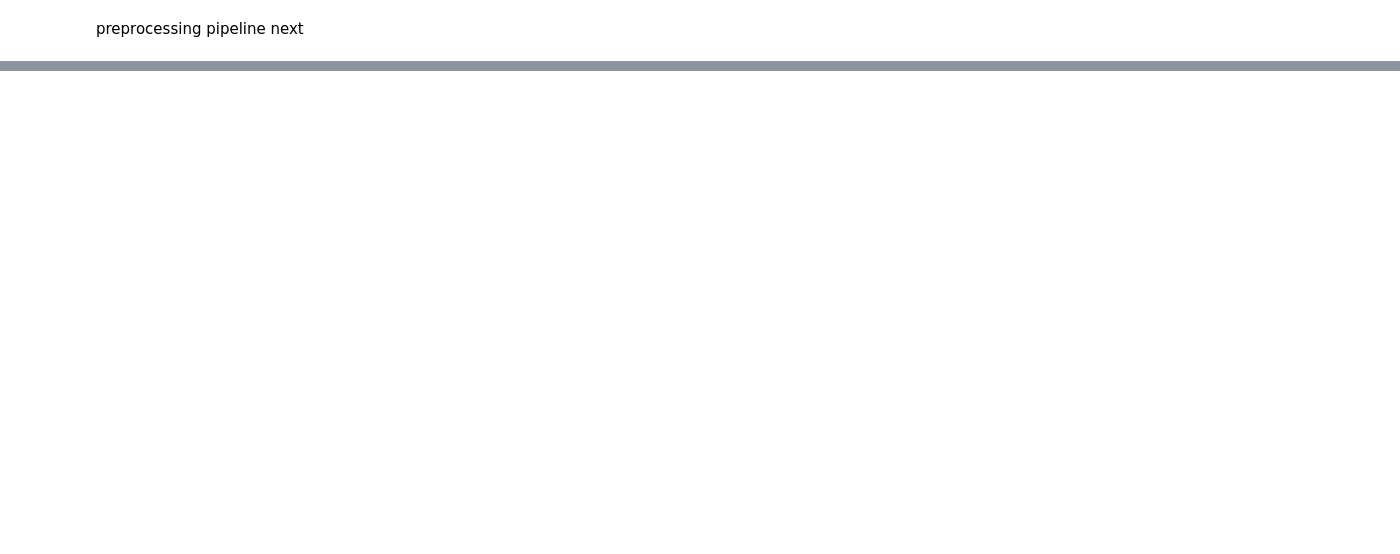
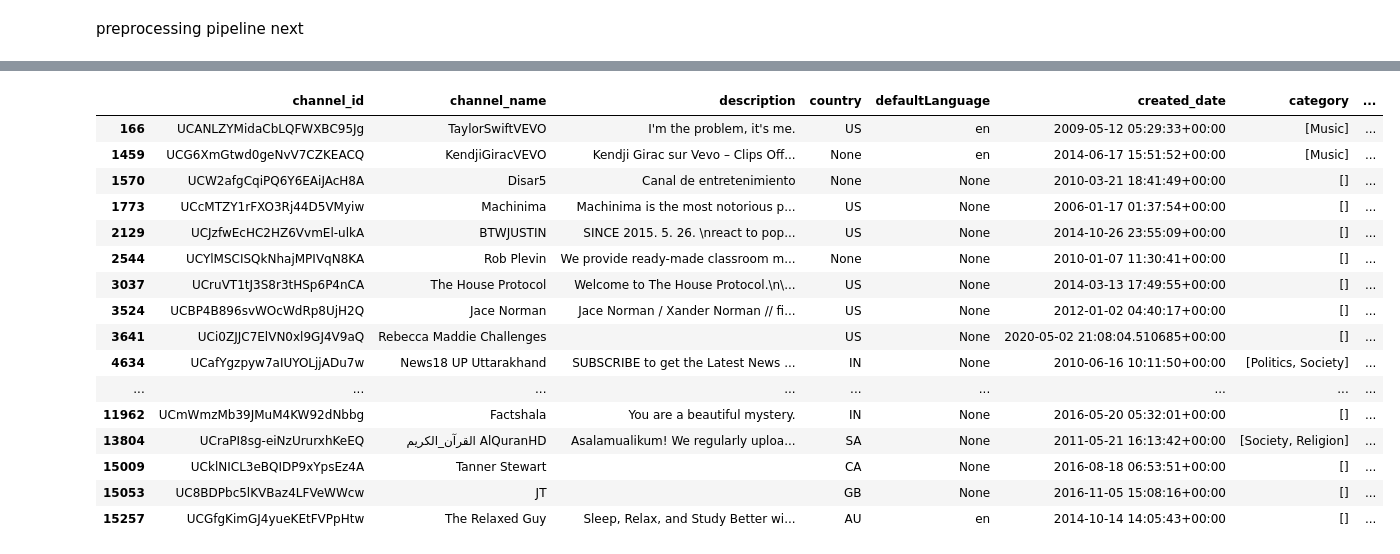
Before and after one commit to ricd99/ytrec, a Jupyter notebook: notebooks/EDA.ipynb, the cells around one changed output, grey strips where cells are left out. Saved outputs shown, nothing was run; the diff lists cells and outputs as text; code cells hidden in the pictures; blank space fills up the shorter version.

```diff
--- a/notebooks/EDA.ipynb
+++ b/notebooks/EDA.ipynb
@@ -154,0 +185,20 @@ preprocessing pipeline next
+# %%
+df[df["avg_duration_seconds"] == 0]
+# %% [output]
+|  | channel_id | channel_name | description | country | defaultLanguage | created_date | category | ... |
+| 166 | UCANLZYMidaCbLQFWXBC95Jg | TaylorSwiftVEVO | I'm the problem, it's me. | US | en | 2009-05-12 05:29:33+00:00 | [Music] | ... |
+| 1459 | UCG6XmGtwd0geNvV7CZKEACQ | KendjiGiracVEVO | Kendji Girac sur Vevo – Clips Off... | None | en | 2014-06-17 15:51:52+00:00 | [Music] | ... |
+| 1570 | UCW2afgCqiPQ6Y6EAiJAcH8A | Disar5 | Canal de entretenimiento | None | None | 2010-03-21 18:41:49+00:00 | [] | ... |
+| 1773 | UCcMTZY1rFXO3Rj44D5VMyiw | Machinima | Machinima is the most notorious p... | US | None | 2006-01-17 01:37:54+00:00 | [] | ... |
+| 2129 | UCJzfwEcHC2HZ6VvmEl-ulkA | BTWJUSTIN | SINCE 2015. 5. 26. \nreact to pop... | US | None | 2014-10-26 23:55:09+00:00 | [] | ... |
+| 2544 | UCYlMSCISQkNhajMPIVqN8KA | Rob Plevin | We provide ready-made classroom m... | None | None | 2010-01-07 11:30:41+00:00 | [] | ... |
+| 3037 | UCruVT1tJ3S8r3tHSp6P4nCA | The House Protocol | Welcome to The House Protocol.\n\... | US | None | 2014-03-13 17:49:55+00:00 | [] | ... |
+| 3524 | UCBP4B896svWOcWdRp8UjH2Q | Jace Norman | Jace Norman / Xander Norman // fi... | US | None | 2012-01-02 04:40:17+00:00 | [] | ... |
+| 3641 | UCi0ZJJC7ElVN0xl9GJ4V9aQ | Rebecca Maddie Challenges |  | US | None | 2020-05-02 21:08:04.510685+00:00 | [] | ... |
+| 4634 | UCafYgzpyw7aIUYOLjjADu7w | News18 UP Uttarakhand | SUBSCRIBE to get the Latest News ... | IN | None | 2010-06-16 10:11:50+00:00 | [Politics, Society] | ... |
+| ... | ... | ... | ... | ... | ... | ... | ... | ... |
+| 11962 | UCmWmzMb39JMuM4KW92dNbbg | Factshala | You are a beautiful mystery. | IN | None | 2016-05-20 05:32:01+00:00 | [] | ... |
+| 13804 | UCraPI8sg-eiNzUrurxhKeEQ | القرآن_الكريم AlQuranHD | Asalamualikum! We regularly uploa... | SA | None | 2011-05-21 16:13:42+00:00 | [Society, Religion] | ... |
+| 15009 | UCklNICL3eBQIDP9xYpsEz4A | Tanner Stewart |  | CA | None | 2016-08-18 06:53:51+00:00 | [] | ... |
+| 15053 | UC8BDPbc5lKVBaz4LFVeWWcw | JT |  | GB | None | 2016-11-05 15:08:16+00:00 | [] | ... |
+| 15257 | UCGfgKimGJ4yueKEtFVPpHtw | The Relaxed Guy | Sleep, Relax, and Study Better wi... | AU | en | 2014-10-14 14:05:43+00:00 | [] | ... |
```
Also changed, not shown: parts of 9 cells of this notebook, 1 other file.
